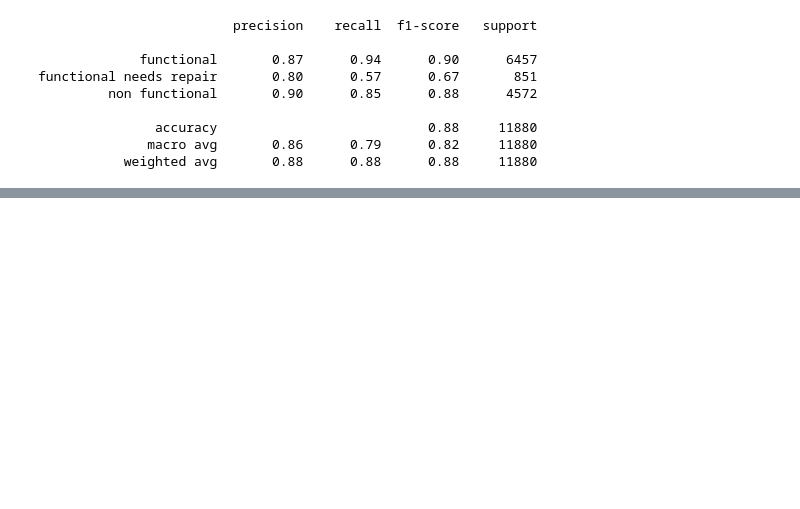
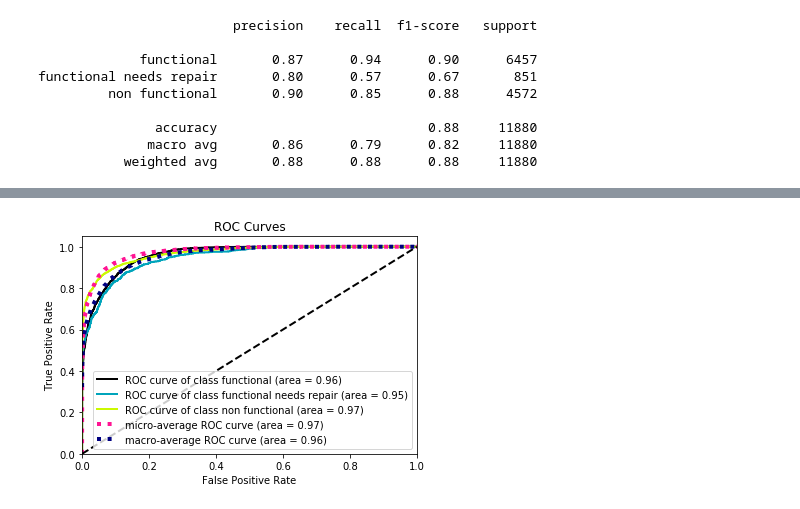
Before and after one commit to yukaberry/portfolio_tanzania_water_pumps, a Jupyter notebook: Untitled.ipynb, the cells around one changed output, grey strips where cells are left out. Drawn from its saved outputs; the diff is of its cells as text; code cells hidden in the pictures; blank space fills up the shorter version.

```diff
--- a/Untitled.ipynb
+++ b/Untitled.ipynb
@@ -232,0 +330,5 @@ functional needs repair       0.80      0.57      0.67       851
+# %%
+skplt.metrics.plot_roc(y_test, predicted_probas2)
+plt.show()
+# %% [output]
+[figure, added]
```
Also changed, not shown: parts of 22 cells of this notebook, 5 other files.
